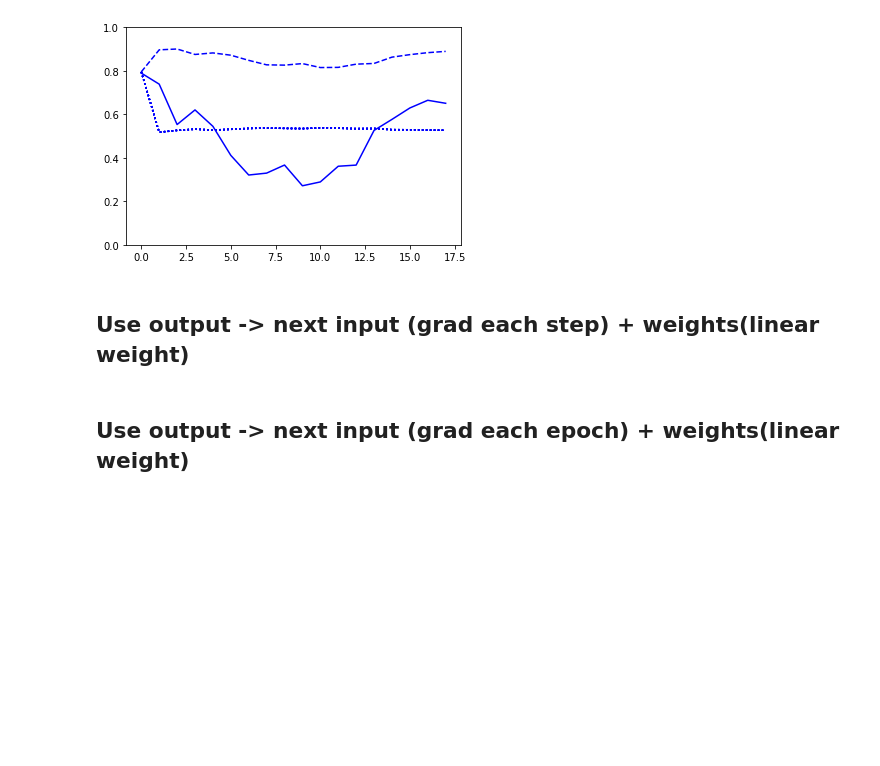
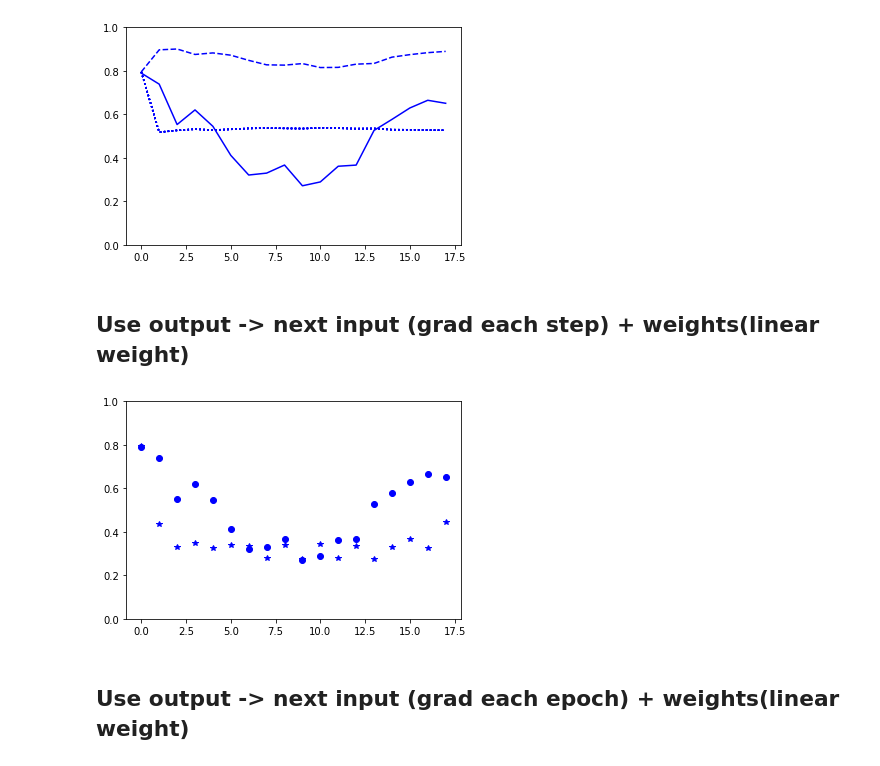
Before and after one commit to MarBry111/Forecast_Election_Poland, a Jupyter notebook: Model_II.ipynb, the cells around one changed output. Cells and saved outputs as stored; diff of their text form; code cells hidden in the pictures; blank space fills up the shorter version.

```diff
--- a/Model_II.ipynb
+++ b/Model_II.ipynb
@@ -481,43 +481,45 @@ loss sum: 50.40623132836626
 #fig, ax = plt.subplots(nrows=3, ncols=3)
 
 a_step_wgth = np.random.rand(X.shape[1],X.shape[2])-0.5
-step = 0.1
+step = 10
 loss_l=np.inf
 
-for epoch in range(10**4):
+for epoch in range(10**3):
     loss_p = 0
     y = Y[0]
     for i in range(X.shape[0]):
         xi = prepare_input(y)
         y = model_percent(a_step_wgth,xi)
 
         grad = grad_percent(a_step_wgth,xi,Y[i])#.reshape(18,16,3)
         #grad = np.sum(grad, axis=0)
-        a_step_wgth = a_step_wgth - a_step_wgth*grad*(i+1)/X.shape[0]*step
+        a_step_wgth = a_step_wgth - grad*(i+1)/X.shape[0]*step
 
         loss_p += np.sum((model_percent(a_step_wgth,xi) - Y[i].reshape(-1,1))**2)
 
     #if loss_l<loss_p:
     #    break
 
-    if epoch%10==0:
+    if epoch%100==0:
         #print('loss sum:',loss_p)
         l, o = model(a_step_wgth,X,Y)
-        plt.plot(np.mean(o,1),'b:', alpha=0.5)
+        #plt.plot(np.mean(o,1),'b:', alpha=0.5)
         '''
         n = epoch//(500)
         if(n<9):
             l, o = model(a_step_wgth,X,Y)
             ax[n//3,n%3].plot(np.mean(o,1),'b--')
             ax[n//3,n%3].plot(pool_data_middle['Blue'].values[1:],'b')
             ax[n//3,n%3].set_ylim(0,1)
         '''
 l, o = model(a_step_wgth,X,Y)
 
 plt.plot(np.mean(o,1),'b*')
 plt.plot(pool_data_middle['Blue'].values[1:],'bo')
 plt.ylim(0,1)
 plt.show()
+# %% [output]
+[figure, added]
 # %% [markdown]
 ## Use output -> next input (grad each epoch) + weights(linear weight)
 # %%
```
Also changed, not shown: parts of 1 cell of this notebook, 5 other files.
